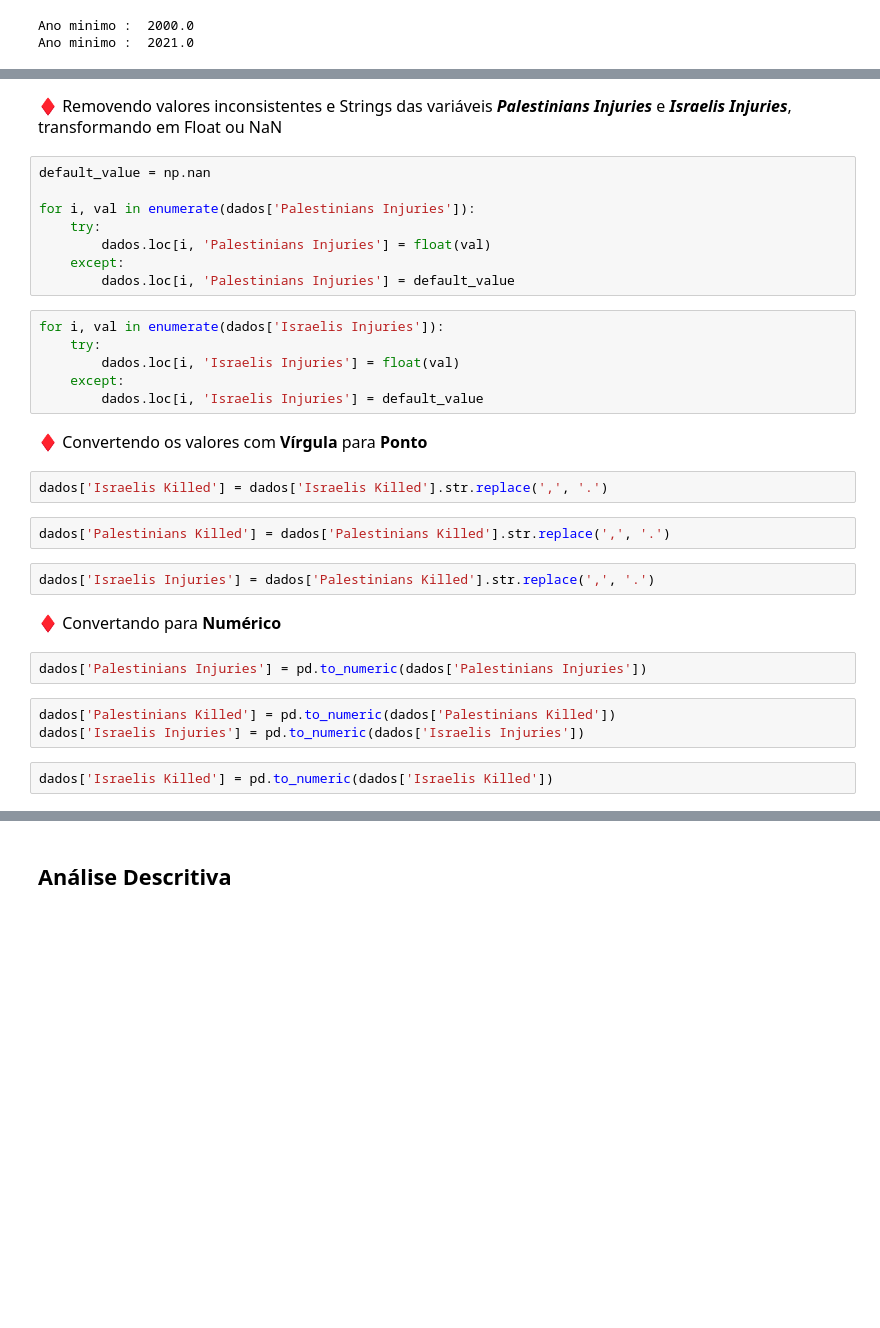
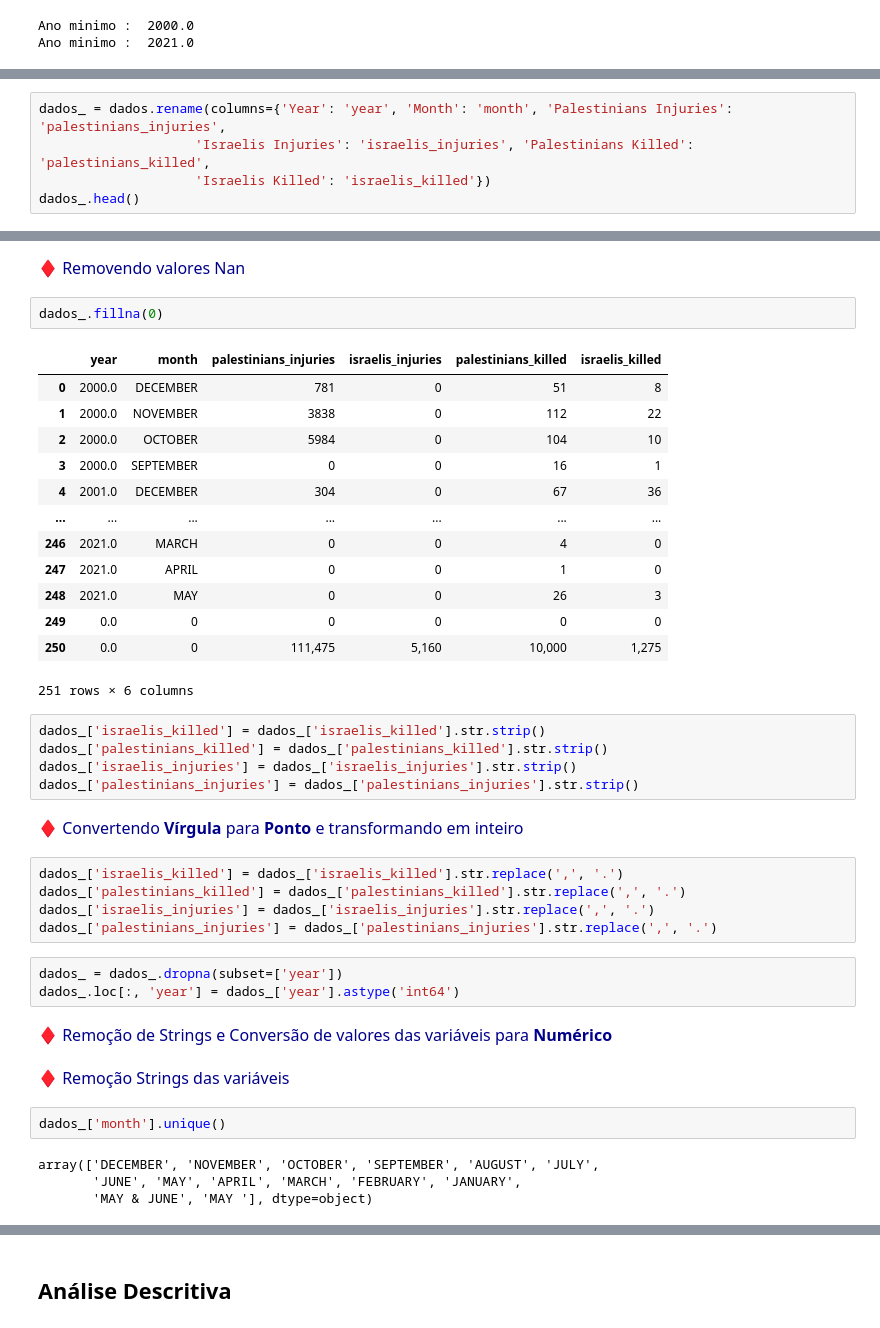
Before and after one commit to henriquecarvalho-maker/Conflito-israelo-palestino, a Jupyter notebook: análise_dos_mortos_e_feridos_no_conflito_entre_palestinos_e_israelitas.ipynb, the cells around one changed output, grey strips where cells are left out. Saved outputs shown, nothing was run; the diff lists cells and outputs as text; blank space fills up the shorter version.

```diff
--- a/análise_dos_mortos_e_feridos_no_conflito_entre_palestinos_e_israelitas.ipynb
+++ b/análise_dos_mortos_e_feridos_no_conflito_entre_palestinos_e_israelitas.ipynb
@@ -72,0 +58,5 @@ Name: Palestinians Injuries, Length: 251, dtype: object
+# %%
+dados_ = dados.rename(columns={'Year': 'year', 'Month': 'month', 'Palestinians Injuries': 'palestinians_injuries',
+                    'Israelis Injuries': 'israelis_injuries', 'Palestinians Killed': 'palestinians_killed',
+                    'Israelis Killed': 'israelis_killed'})
+dados_.head()
@@ -73,33 +70,43 @@ Name: Palestinians Injuries, Length: 251, dtype: object
 # %% [markdown]
-<p style= 'font-size: 16px'> &diams; Removendo valores inconsistentes e Strings das variáveis <b><i>Palestinians Injuries</i></b> e <b><i>Israelis Injuries</i></b>, transformando em Float ou NaN</p>
+<p style= 'font-size: 16px; color: DarkBlue;'> &diams; Removendo valores Nan</p>
-# %%
-default_value = np.nan
-
-for i, val in enumerate(dados['Palestinians Injuries']):
-    try:
-        dados.loc[i, 'Palestinians Injuries'] = float(val)
-    except:
-        dados.loc[i, 'Palestinians Injuries'] = default_value
-# %%
-for i, val in enumerate(dados['Israelis Injuries']):
-    try:
-        dados.loc[i, 'Israelis Injuries'] = float(val)
-    except:
-        dados.loc[i, 'Israelis Injuries'] = default_value
+# %%
+dados_.fillna(0)
+# %% [output]
+|  | year | month | palestinians_injuries | israelis_injuries | palestinians_killed | israelis_killed |
+| 0 | 2000.0 | DECEMBER | 781 | 0 | 51 | 8 |
+| 1 | 2000.0 | NOVEMBER | 3838 | 0 | 112 | 22 |
+| 2 | 2000.0 | OCTOBER | 5984 | 0 | 104 | 10 |
+| 3 | 2000.0 | SEPTEMBER | 0 | 0 | 16 | 1 |
+| 4 | 2001.0 | DECEMBER | 304 | 0 | 67 | 36 |
+| ... | ... | ... | ... | ... | ... | ... |
+| 246 | 2021.0 | MARCH | 0 | 0 | 4 | 0 |
+| 247 | 2021.0 | APRIL | 0 | 0 | 1 | 0 |
+| 248 | 2021.0 | MAY | 0 | 0 | 26 | 3 |
+| 249 | 0.0 | 0 | 0 | 0 | 0 | 0 |
+| 250 | 0.0 | 0 | 111,475 | 5,160 | 10,000 | 1,275 |
+251 rows × 6 columns
+# %%
+dados_['israelis_killed'] = dados_['israelis_killed'].str.strip()
+dados_['palestinians_killed'] = dados_['palestinians_killed'].str.strip()
+dados_['israelis_injuries'] = dados_['israelis_injuries'].str.strip()
+dados_['palestinians_injuries'] = dados_['palestinians_injuries'].str.strip()
 # %% [markdown]
-<p style= 'font-size: 16px'> &diams; Convertendo os valores com <b>Vírgula</b> para <b>Ponto</b></p>
+<p style= 'font-size: 16px; color: DarkBlue;'> &diams; Convertendo <b>Vírgula</b> para <b>Ponto</b> e transformando em inteiro</p>
 # %%
-dados['Israelis Killed'] = dados['Israelis Killed'].str.replace(',', '.')
+dados_['israelis_killed'] = dados_['israelis_killed'].str.replace(',', '.')
+dados_['palestinians_killed'] = dados_['palestinians_killed'].str.replace(',', '.')
+dados_['israelis_injuries'] = dados_['israelis_injuries'].str.replace(',', '.')
+dados_['palestinians_injuries'] = dados_['palestinians_injuries'].str.replace(',', '.')
 # %%
-dados['Palestinians Killed'] = dados['Palestinians Killed'].str.replace(',', '.')
+dados_ = dados_.dropna(subset=['year'])
+dados_.loc[:, 'year'] = dados_['year'].astype('int64')
-# %%
-dados['Israelis Injuries'] = dados['Palestinians Killed'].str.replace(',', '.')
 # %% [markdown]
-<p style= 'font-size: 16px'> &diams; Convertando para <b>Numérico</b></p>
+<p style= 'font-size: 16px; color: DarkBlue;'> &diams; Remoção de Strings e Conversão de valores das variáveis para <b>Numérico</b></p>
-# %%
-dados['Palestinians Injuries'] = pd.to_numeric(dados['Palestinians Injuries'])
+# %% [markdown]
+<p style= 'font-size: 16px; color: DarkBlue;'> &diams; Remoção Strings das variáveis</p>
 # %%
-dados['Palestinians Killed'] = pd.to_numeric(dados['Palestinians Killed'])
-dados['Israelis Injuries'] = pd.to_numeric(dados['Israelis Injuries'])
+dados_['month'].unique()
+# %% [output]
+array(['DECEMBER', 'NOVEMBER', 'OCTOBER', 'SEPTEMBER', 'AUGUST', 'JULY',
+       'JUNE', 'MAY', 'APRIL', 'MARCH', 'FEBRUARY', 'JANUARY',
+       'MAY & JUNE', 'MAY '], dtype=object)
-# %%
-dados['Israelis Killed'] = pd.to_numeric(dados['Israelis Killed'])
```
Also changed, not shown: parts of 14 cells of this notebook.
